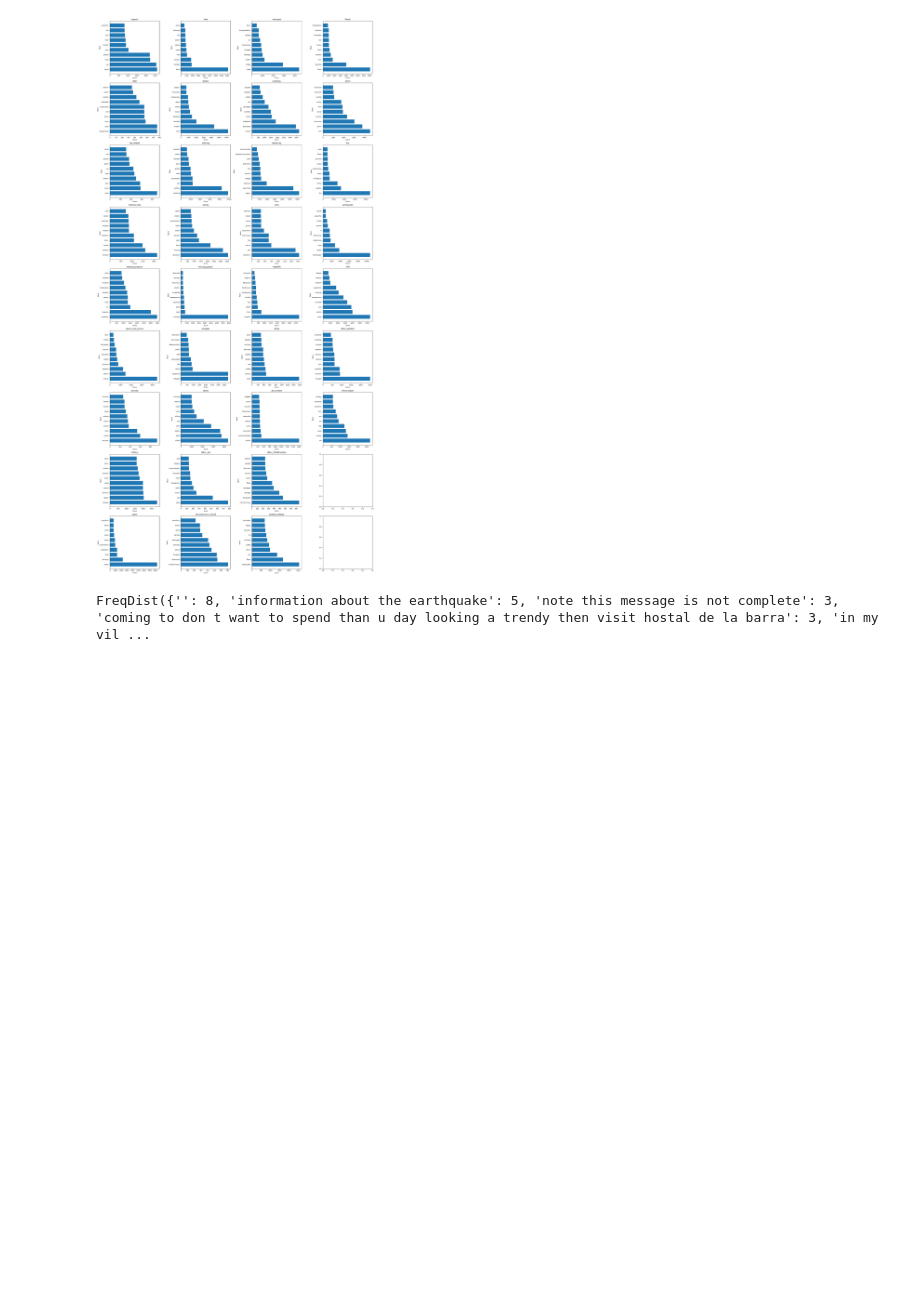
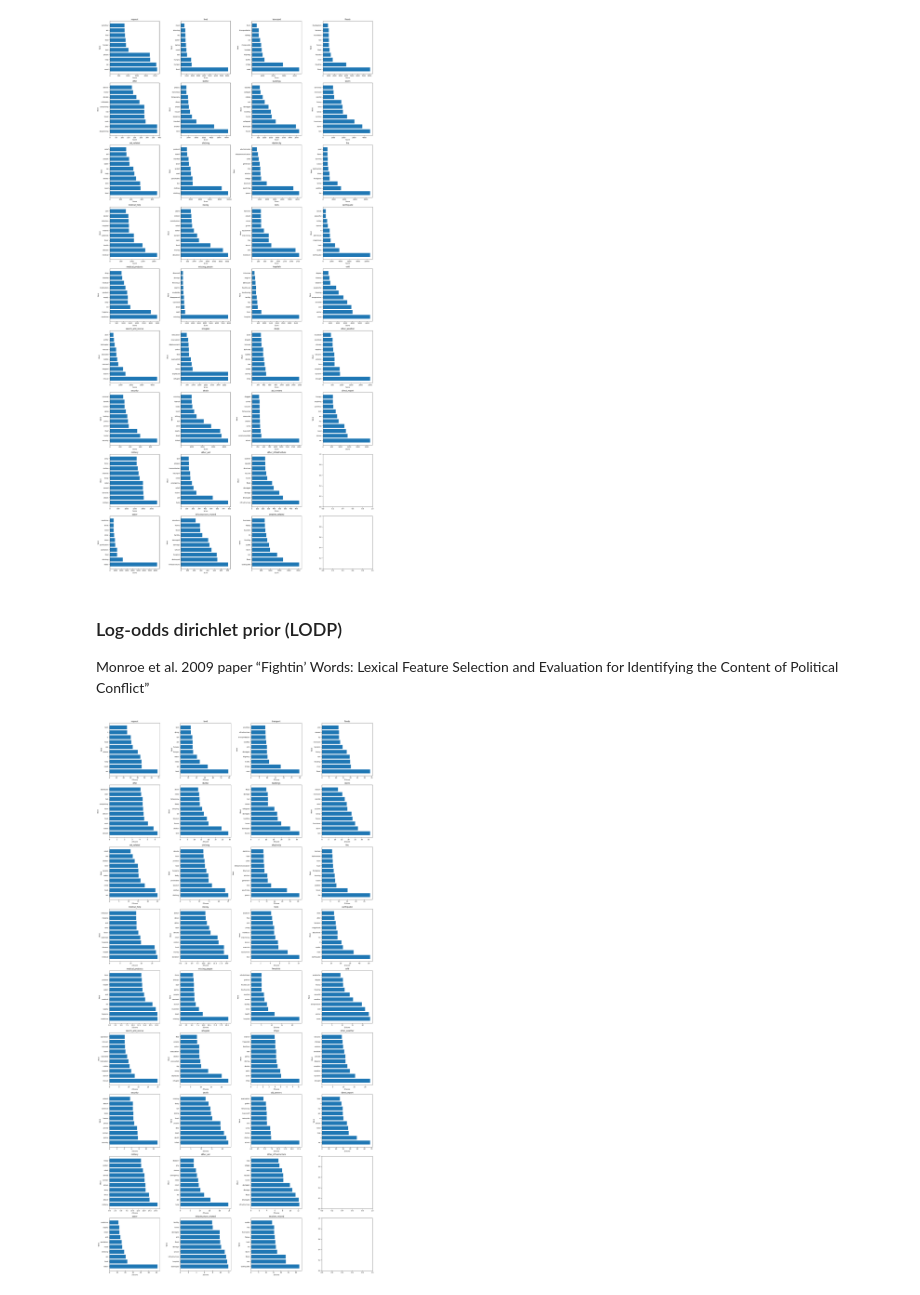
Before and after one commit to littlemicrowave/NLP-disaster-messages, a Jupyter notebook: Keyword_analysis.ipynb, the cells around one changed output. Cells and saved outputs as stored; diff of their text form; code cells hidden in the pictures; blank space fills up the shorter version.

Commit message:
LODP + some ideas

```diff
--- a/Keyword_analysis.ipynb
+++ b/Keyword_analysis.ipynb
@@ -80,8 +80,72 @@ def keywords(bow_mat, labels, score_percentile, show_top = 10, idf_reweight = Tr
 keywords_scores = keywords(bow_matrix, label_cols[1:], 80, 10)
 # %% [output]
 [figure]
+# %% [markdown]
+### Log-odds dirichlet prior (LODP)
+
+Monroe et al. 2009 paper “Fightin’ Words: Lexical Feature Selection and Evaluation for Identifying the Content of Political Conflict”
 # %%
 from nltk import FreqDist
-FreqDist(df["clean_text"].to_list())
+
+def create_corpus(sentence_list):
+    words = []
+    for sent in sentence_list:
+        words.extend(sent.split(" "))
+    return words
+
+def log_odds_ratio_informative_dirichlet_prior(df, labels, alpha=0.01, plot_top = 10, min_f = 5):
+    prior = FreqDist(create_corpus(df["clean_text"]))
+    vocab = []
+    prior_counts = []
+
+    for t, c in prior.items():
+        if c >= min_f:
+            vocab.append(t)
+            prior_counts.append(c)
+
+    prior_counts = np.array(prior_counts)
+    term_indices = {term: i for i, term in enumerate(vocab)}
+    n_terms = len(vocab)
+
+    z_scores = {}
+    for label in labels:
+        local_count = np.zeros(n_terms)
+        fd = FreqDist(create_corpus(df.loc[df[label] == 1, "clean_text"]))
+        for t, c in fd.items():
+            if t in term_indices:
+                local_count[term_indices[t]] = c
+        counts_o = prior_counts - local_count
+
+        local_count += alpha * prior_counts
+        counts_o += alpha * prior_counts
+
+        log_odds = np.log(local_count) - np.log(local_count.sum()) - np.log(counts_o) + np.log((counts_o).sum())
+        variance = 1 / local_count + 1 / counts_o
+        z = log_odds / np.sqrt(variance)
+        z_scores[label] = z
+
+    if plot_top:
+        plt.rcParams["font.size"] = 8
+        fig, ax = plt.subplots(9, 4)
+        fig.set_size_inches(20, 40)
+        index_to_term = {i: t for t, i in term_indices.items()}
+        r, c = 0, 0
+        for label in labels:
+            inds = np.argsort(z_scores[label])[::-1][:plot_top]
+            terms = [index_to_term[i] for i in inds]
+            ax[r, c].barh(terms, width=z_scores[label][inds])
+            ax[r, c].set_title(label)
+            ax[r, c].set_xlabel("Z-Score")
+            ax[r, c].set_ylabel("Word")
+            r += 1
+            if r == 9:
+                r = 0
+                c += 1
+        plt.tight_layout()
+        plt.show()
+
+    return z_scores, term_indices
+
+scores, term_inds = log_odds_ratio_informative_dirichlet_prior(df, label_cols[1:])
 # %% [output]
-FreqDist({'': 8, 'information about the earthquake': 5, 'note this message is not complete': 3, 'coming to don t want to spend than u day looking a trendy then visit hostal de la barra': 3, 'in my vil ...
+[figure, added]
```
Also changed, not shown: 1 other file.
